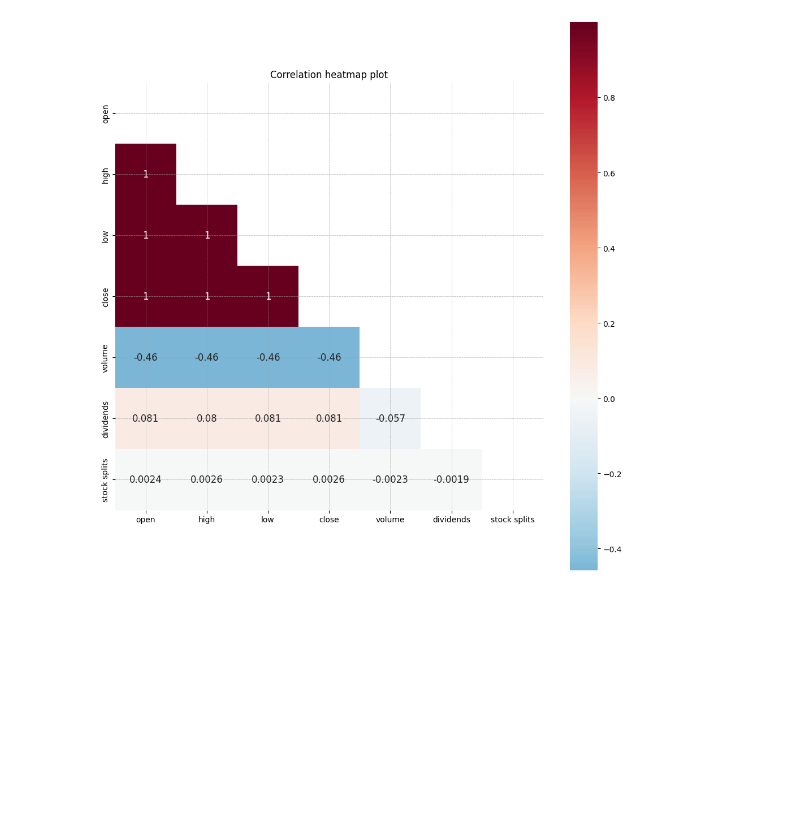
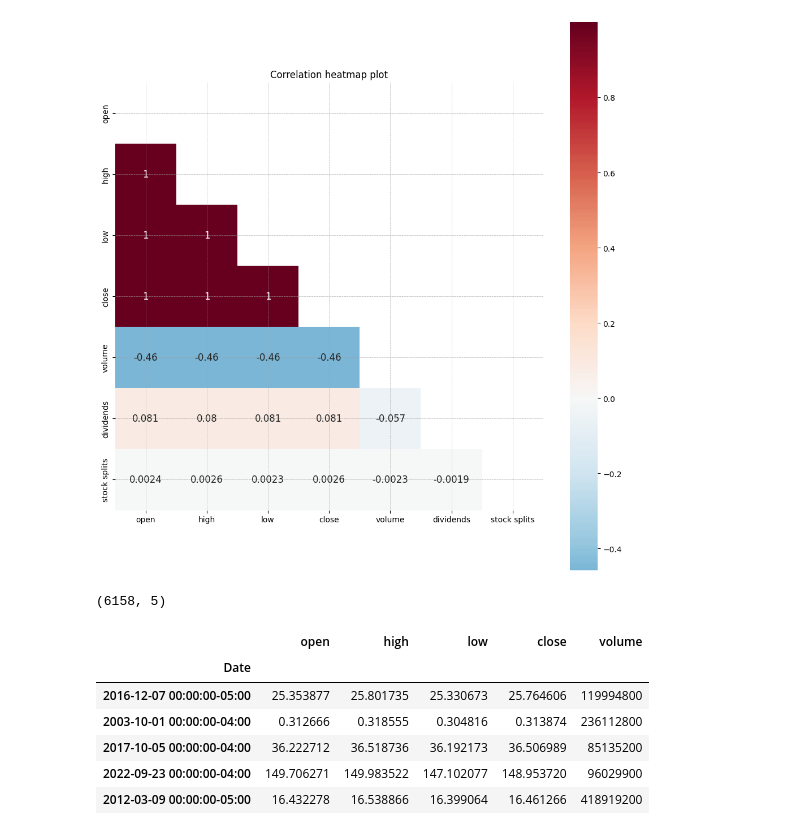
Before and after one commit to Asifdotexe/StoDir, a Jupyter notebook: code/stock-price-prediction.ipynb, the cells around one changed output. Cells and saved outputs as stored; diff of their text form; code cells hidden in the pictures; blank space fills up the shorter version.

Commit message:
#11 dropping the dividends and stock splits columns

```diff
--- a/code/stock-price-prediction.ipynb
+++ b/code/stock-price-prediction.ipynb
@@ -120,3 +120,20 @@ plt.tight_layout()
 plt.show()
 # %% [output]
 [figure]
+# %%
+# dropping dividend and stock split as we won't be needing them to predict the stock trend
+df.shape
+df = df.drop(columns=['dividends','stock splits'])
+df.shape
+# %% [output]
+(6158, 5)
+# %%
+df.sample(5)
+# %% [output]
+|  | open | high | low | close | volume |
+| Date |  |  |  |  |  |
+| 2016-12-07 00:00:00-05:00 | 25.353877 | 25.801735 | 25.330673 | 25.764606 | 119994800 |
+| 2003-10-01 00:00:00-04:00 | 0.312666 | 0.318555 | 0.304816 | 0.313874 | 236112800 |
+| 2017-10-05 00:00:00-04:00 | 36.222712 | 36.518736 | 36.192173 | 36.506989 | 85135200 |
+| 2022-09-23 00:00:00-04:00 | 149.706271 | 149.983522 | 147.102077 | 148.953720 | 96029900 |
+| 2012-03-09 00:00:00-05:00 | 16.432278 | 16.538866 | 16.399064 | 16.461266 | 418919200 |
```
